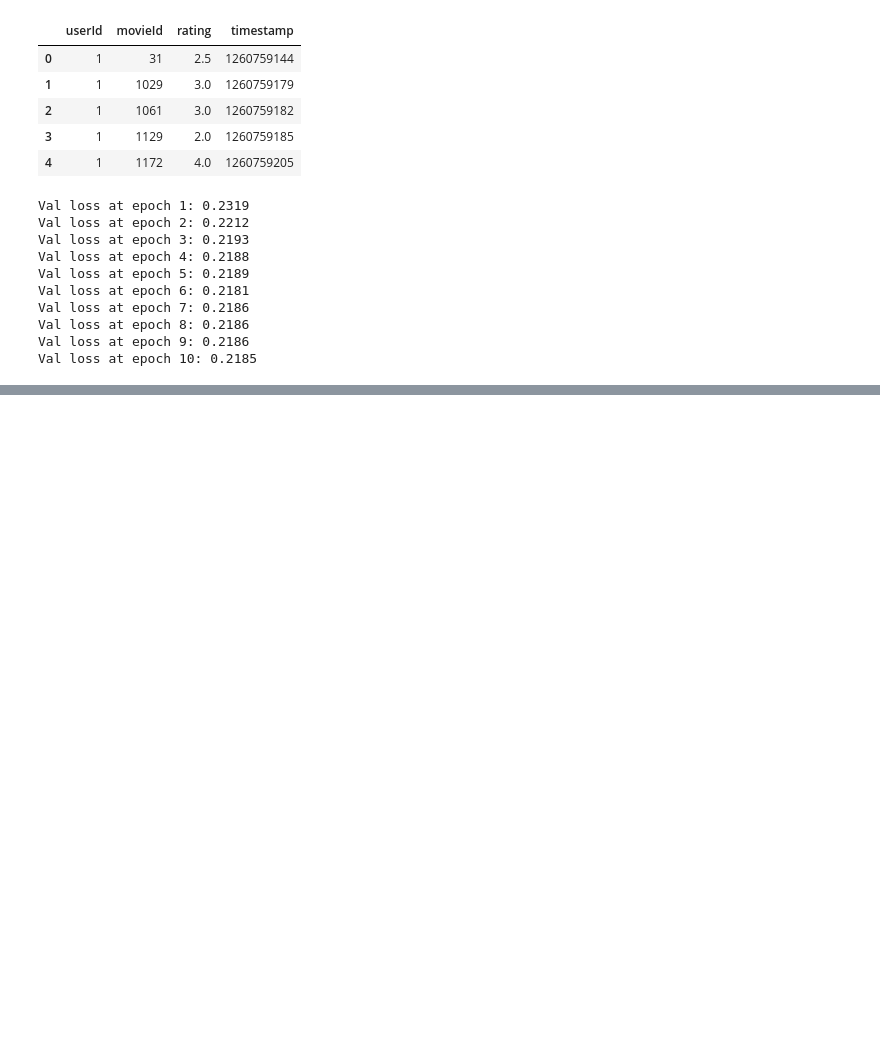
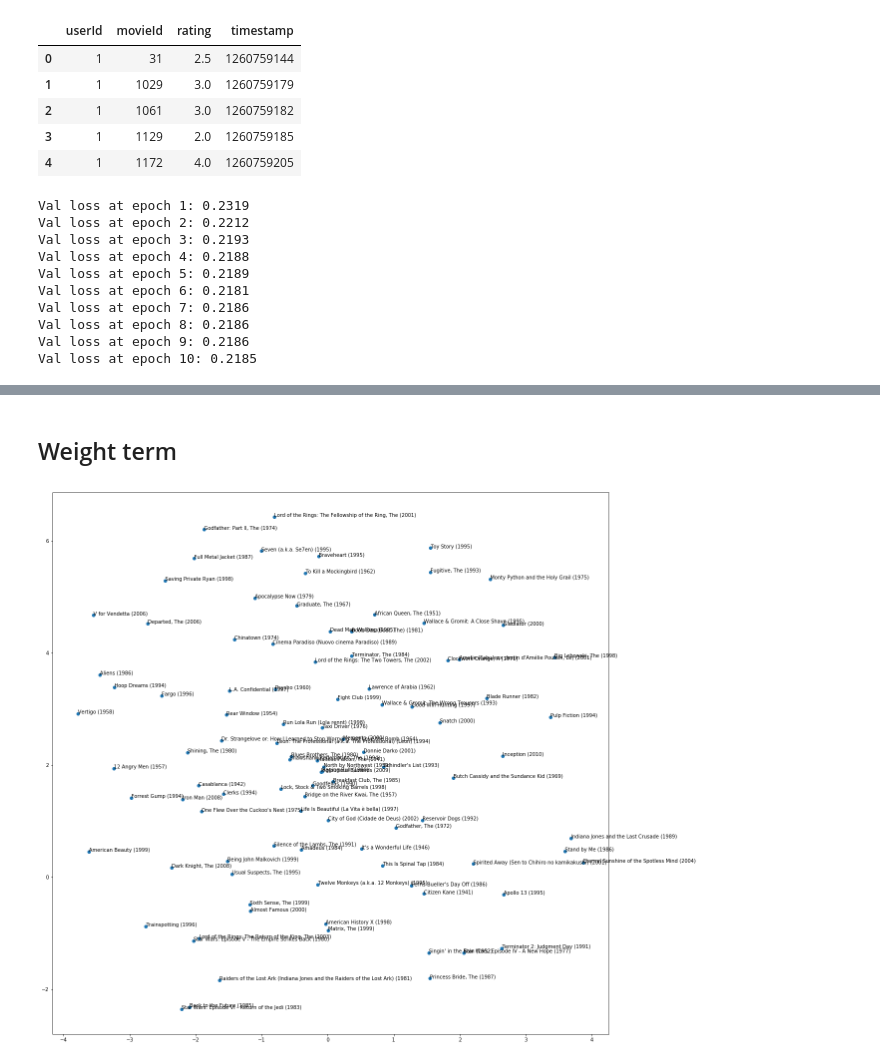
Before and after one commit to MrParosk/ml_playground, a Jupyter notebook: collaborative_filtering/collaborative_filtering.ipynb, the cells around one changed output, grey strips where cells are left out. Saved outputs shown, nothing was run; the diff lists cells and outputs as text; code cells hidden in the pictures; blank space fills up the shorter version.

Commit message:
Added visualizations for learnt parameters

```diff
--- a/collaborative_filtering/collaborative_filtering.ipynb
+++ b/collaborative_filtering/collaborative_filtering.ipynb
@@ -138,0 +157,6 @@ Val loss at epoch 10: 0.2185
+# %%
+para_df = pd.DataFrame(list(movie_id_normed.items()), columns=['movieId', 'normed_movie_id'])
+para_df["bias_term"] = movie_bias
+para_df["movie_weight"] = list(movie_weight)
+# %%
+para_df = para_df.merge(title_df, on="movieId", how="left")
@@ -138,0 +195,20 @@ Val loss at epoch 10: 0.2185
+# %% [markdown]
+## Weight term
+# %%
+# Choosing the 100 most "popular" since they are more "known"
+sampled_df = para_df.nlargest(100, "bias_term")
+
+weight_array = sampled_df[["movie_weight"]].values
+weight_array = np.vstack(weight_array[i][0] for i in range(0, len(weight_array)))
+# %%
+tsne = TSNE(n_components=2)
+tsne_array = tsne.fit_transform(weight_array)
+# %%
+fig, ax = plt.subplots(figsize=(20,20))
+ax.scatter(tsne_array[:,0], tsne_array[:,1])
+
+for i, txt in enumerate(sampled_df["title"].values):
+    ax.annotate(txt, (tsne_array[i,0], tsne_array[i,1]))
+plt.show()
+# %% [output]
+[figure, added]
```
Also changed, not shown: parts of 8 cells of this notebook.
